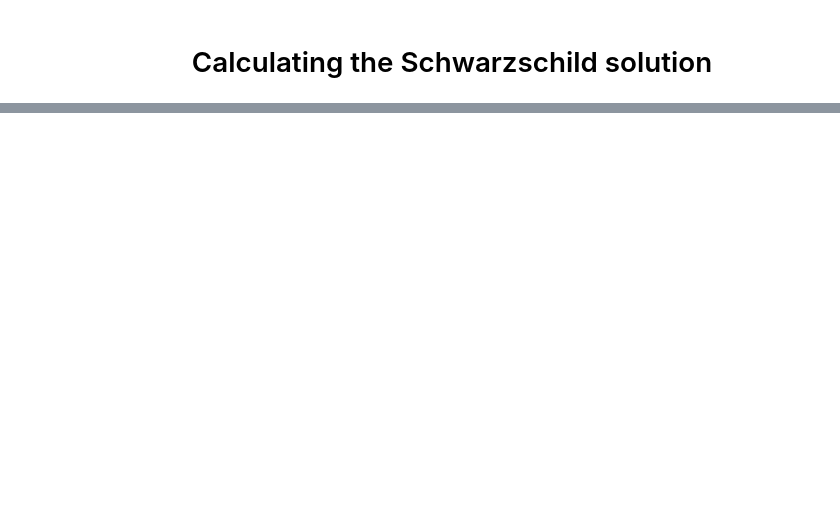
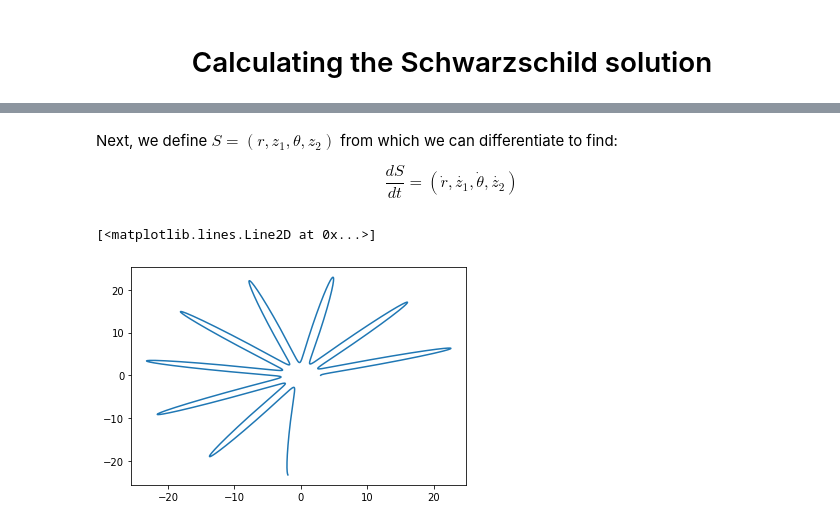
Before and after one commit to cottrellashley/general_relativity, a Jupyter notebook: GeneralRelativity.ipynb, the cells around one changed output, grey strips where cells are left out. Cells and saved outputs as stored; diff of their text form; code cells hidden in the pictures; blank space fills up the shorter version.

```diff
--- a/GeneralRelativity.ipynb
+++ b/GeneralRelativity.ipynb
@@ -629,0 +672,3 @@ smp.e
+# %%
+d2thetadt2 = smp.solve(Etheta, smp.diff(theta, t, t))[0]
+d2thetadt2
@@ -629,0 +695,24 @@ smp.e
+# %%
+dz1dt_f = smp.lambdify((t, m, M, l, r_s, r, drdt, dthetadt), d2rdt2)
+dz2dt_f = smp.lambdify((t, m, M, l, r_s, r, drdt, dthetadt), d2thetadt2)
+drdt_f = smp.lambdify(drdt, drdt)
+dthetadt_f = smp.lambdify(dthetadt, dthetadt)
+# %% [markdown]
+Next, we define $S = (r, z_1, \theta, z_2)$ from which we can differentiate to find:
+
+$$ \frac{dS}{dt} = (\dot{r}, \dot{z_1}, \dot{\theta}, \dot{z_2}) $$
+# %%
+def dSdt(S, t, m, M, l, r_s):
+    r, z1, theta, z2 = S
+    return [drdt_f(z1),
+           dz1dt_f(t, m, M, l, r_s, r, z1, z2),
+           dthetadt_f(z2),
+           dz2dt_f(t, m, M, l, r_s, r, z1, z2)]
+# %%
+t = np.arange(0, 4000, 0.05)
+m = 1
+l = 2
+r_s = 1
+S_0 = [3, 0, 0, 0.0125]
+args = (m, M, l, r_s)
+ans = integrate.odeint(dSdt, S_0 ,t=t, args = args)
@@ -629,0 +724,10 @@ smp.e
+# %%
+def get_xy_data(t, r, theta):
+    xt = r*np.cos(theta)
+    yt = r*np.sin(theta)
+    return (xt, yt)
+x1, y1 = get_xy_data(t, ans.T[0], ans.T[2])
+plt.plot(x1, y1)
+# %% [output]
+[<matplotlib.lines.Line2D at 0x...>]
+[figure, added]
```
Also changed, not shown: parts of 126 cells of this notebook.
